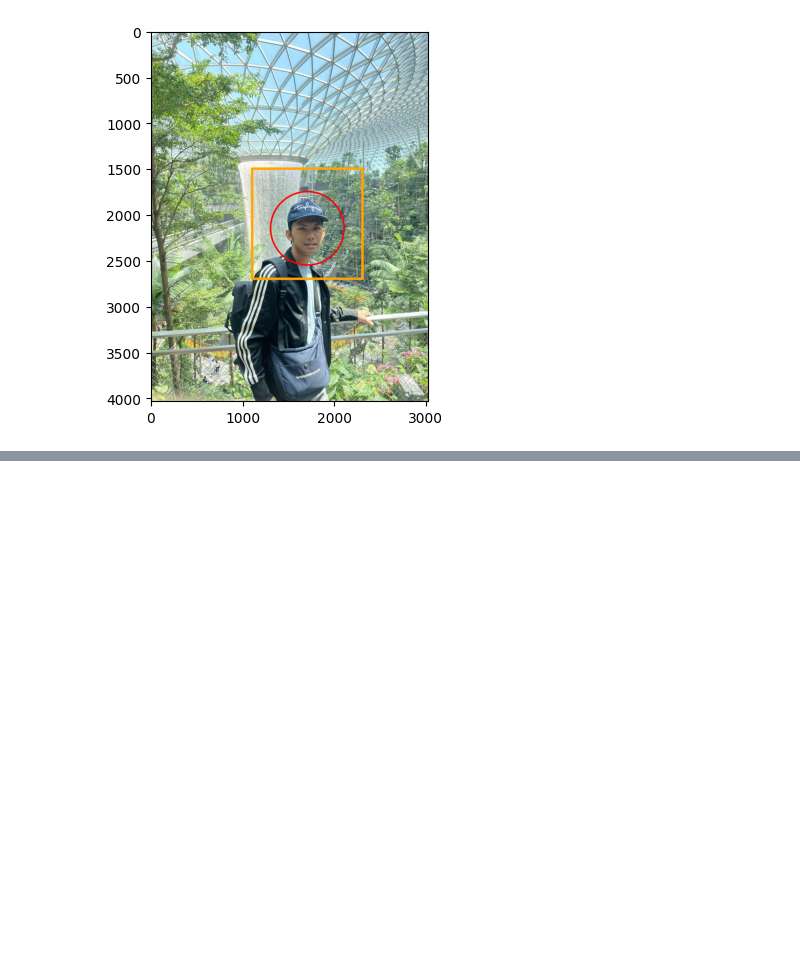
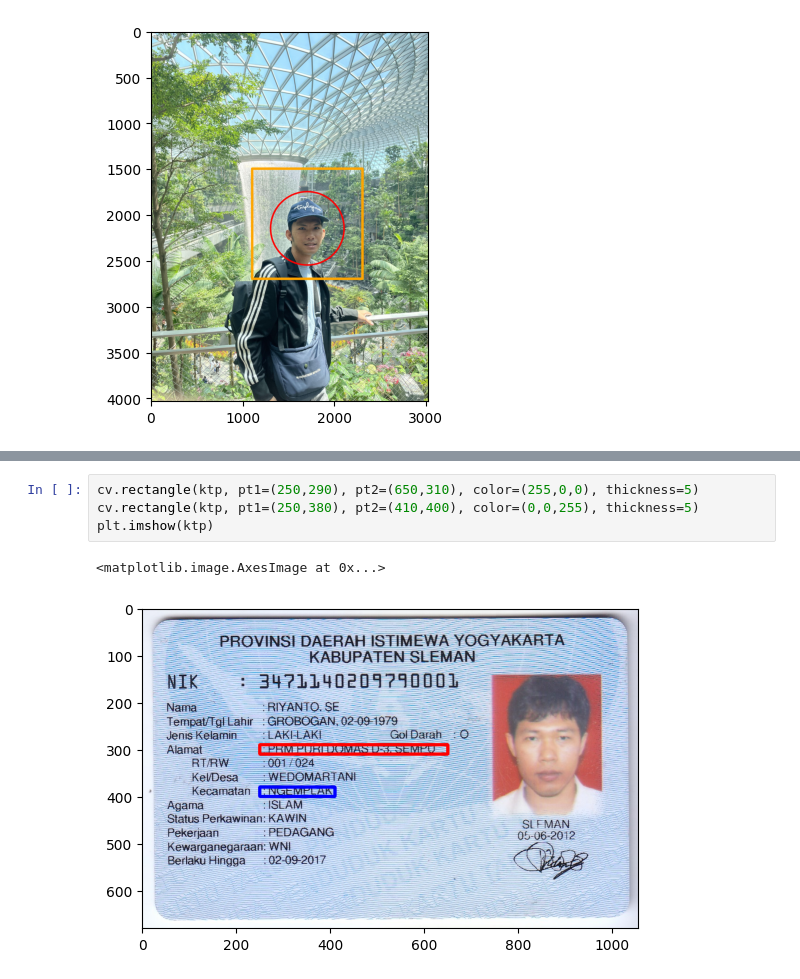
Before and after one commit to filladani/PCVK_2024, a Jupyter notebook: week2.ipynb, the cells around one changed output, grey strips where cells are left out. Drawn from its saved outputs; the diff is of its cells as text; blank space fills up the shorter version.

```diff
--- a/week2.ipynb
+++ b/week2.ipynb
@@ -215,0 +234,7 @@ plt.imshow(blue)
+# %%
+cv.rectangle(ktp, pt1=(250,290), pt2=(650,310), color=(255,0,0), thickness=5)
+cv.rectangle(ktp, pt1=(250,380), pt2=(410,400), color=(0,0,255), thickness=5)
+plt.imshow(ktp)
+# %% [output]
+<matplotlib.image.AxesImage at 0x...>
+[figure, added]
```
Also changed, not shown: parts of 7 cells of this notebook.
